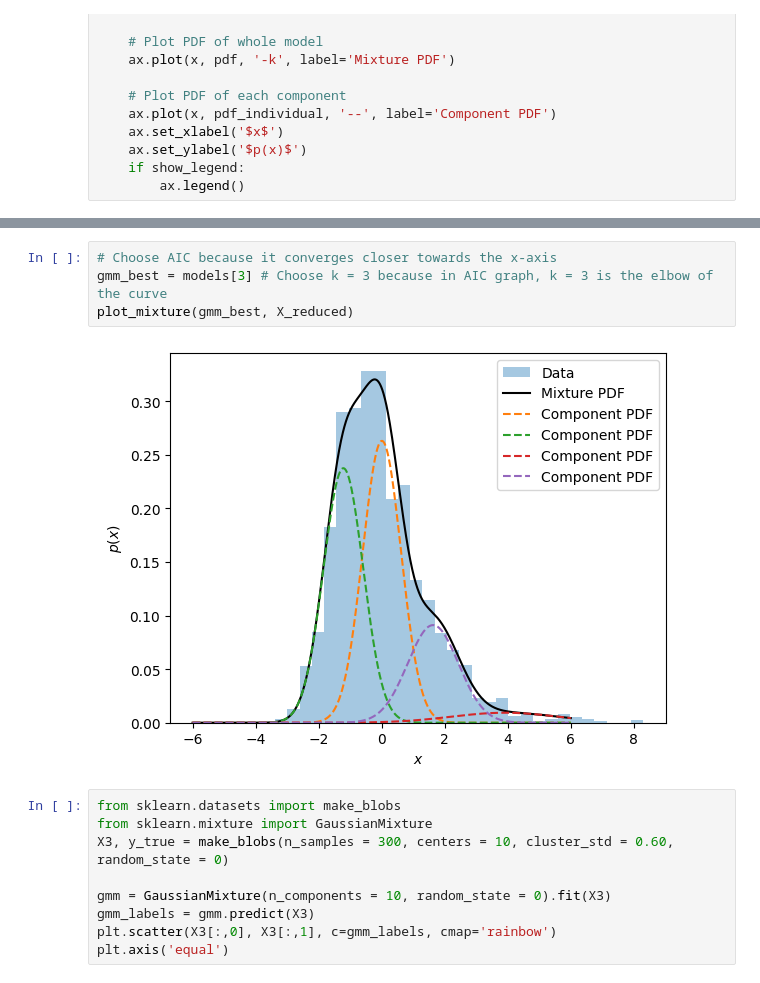
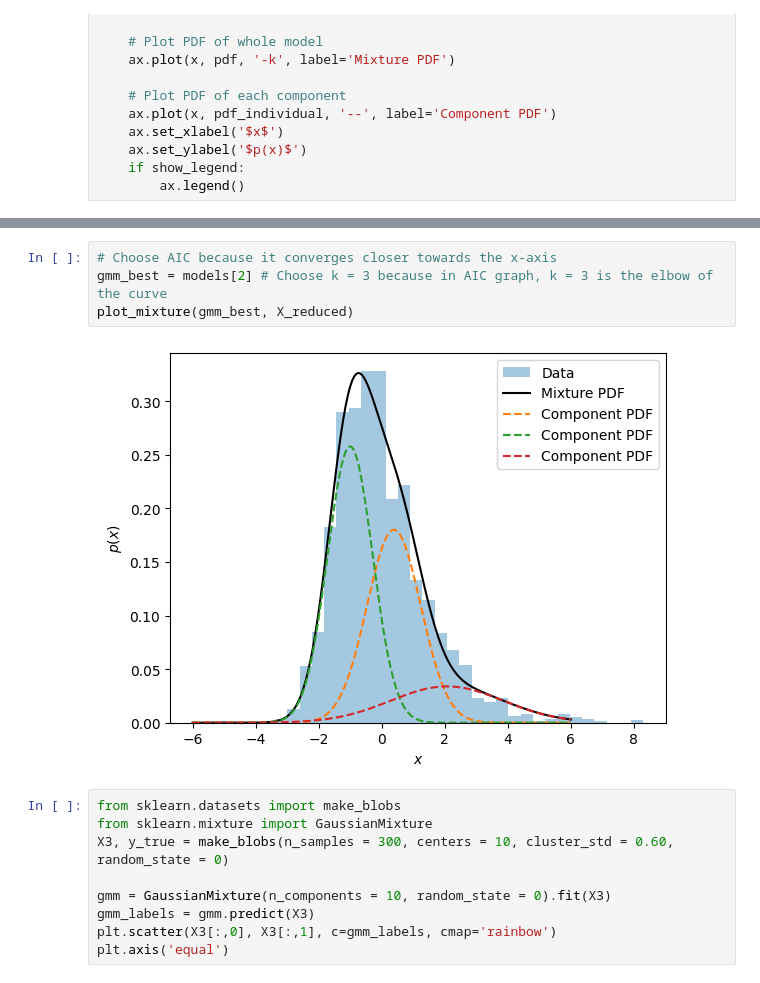
Before and after one commit to kylama/musicrecognition, a Jupyter notebook: MaSridharMusicCategorizationGMM.ipynb, the cells around one changed output, grey strips where cells are left out. Saved outputs shown, nothing was run; the diff lists cells and outputs as text.

```diff
--- a/MaSridharMusicCategorizationGMM.ipynb
+++ b/MaSridharMusicCategorizationGMM.ipynb
@@ -124,9 +124,9 @@ plt.legend()
 # %%
 # Choose AIC because it converges closer towards the x-axis
-gmm_best = models[3] # Choose k = 3 because in AIC graph, k = 3 is the elbow of the curve
+gmm_best = models[2] # Choose k = 3 because in AIC graph, k = 3 is the elbow of the curve
 plot_mixture(gmm_best, X_reduced)
 # %% [output]
-[figure, old version]
+[figure, new version]
 # %%
 from sklearn.datasets import make_blobs
 from sklearn.mixture import GaussianMixture
```
Also changed, not shown: parts of 2 cells of this notebook.
